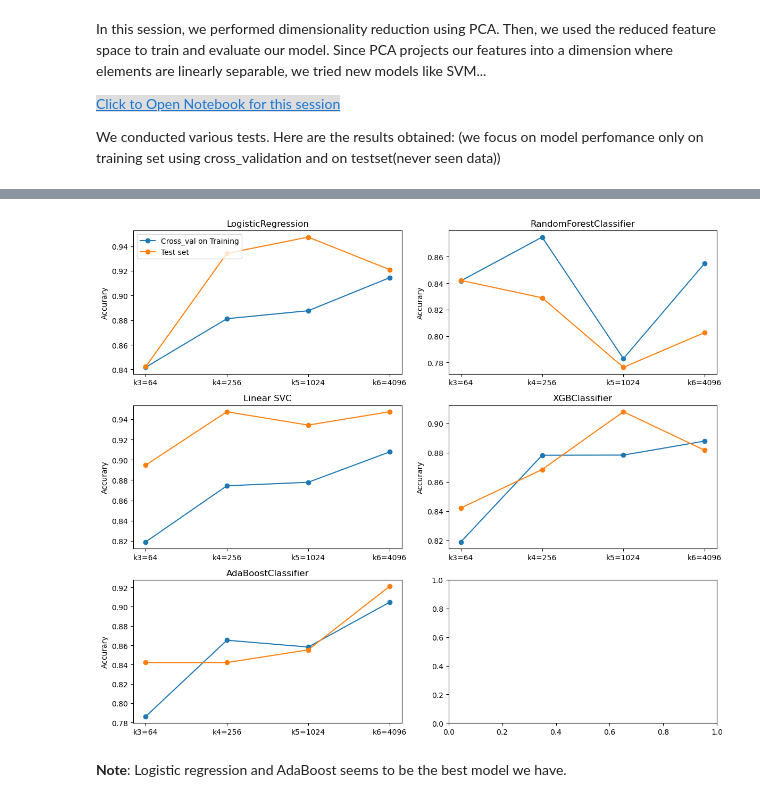
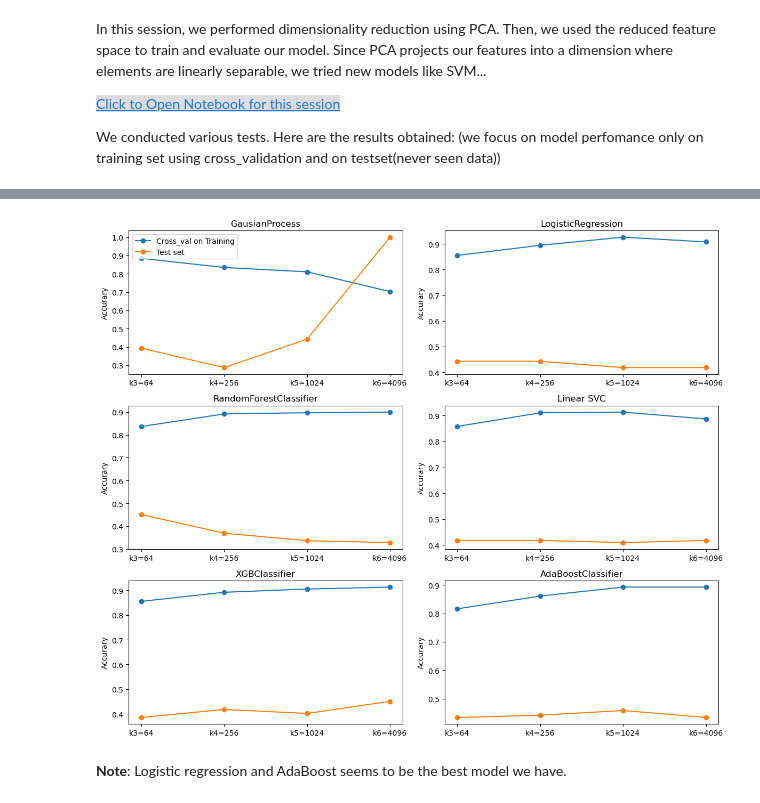
Before and after one commit to Genereux-akotenou/DNA_Classifier, a Jupyter notebook: 02-approach1_kmer_classic_ml.ipynb, the cells around one changed output, grey strips where cells are left out. Saved outputs shown, nothing was run; the diff lists cells and outputs as text; code cells hidden in the pictures.

```diff
--- a/02-approach1_kmer_classic_ml.ipynb
+++ b/02-approach1_kmer_classic_ml.ipynb
@@ -327,6 +347,6 @@ X_5_train, X_5_test, y_train, y_test = train_test_split(X_5, y, train_size=0.8,
 * Let <span style="color:red">tune</span> our differents model and <span  style="color:red">assess</span> their performance
 # %%
 models = init_model()
-history_k5 = train_eval(models, X_5_train, X_5_test, y_train)
+history_k5 = train_eval(models, X_5_train, y_train, X_5_test, y_5_test)
 # %% [output]
 Processing Nearest Neighbors...
@@ -352,7 +372,6 @@ weighted avg       0.34      0.58      0.42        76
 </h4>
 # %%
 k = 6
-sequences   = dataset['sequence']
-kmers_count = []
-for i in range(len(sequences)):
-    kmers_count.append(kmer_count(sequences[i], k=k, step=1))
+X_6_train, y_train = build_kmer_representation(dataset, k=k)
+X_6_test, y_6_test = build_kmer_representation(setset, k=k)
+X_6_train.head()
@@ -373,11 +386,8 @@ X_6.head()
-# %%
-# Split data
-X_6_train, X_6_test, y_train, y_test = train_test_split(X_6, y, train_size=0.8, stratify=y)
 # %% [markdown]
 * Let <span style="color:red">tune</span> our differents model and <span  style="color:red">assess</span> their performance
 # %%
 models = init_model()
-history_k6 = train_eval(models, X_6_train, X_6_test, y_train)
+history_k6 = train_eval(models, X_6_train, y_train, X_6_test, y_6_test)
 # %% [output]
 Processing Nearest Neighbors...
 Best params found:  {'n_neighbors': 5}
@@ -539,31 +573,31 @@ display(df_style)
 # %%
 fig, ax = plt.subplots(3, 2, figsize=(12, 10))
 ax = ax.flatten()
 k_values = [f'k3={4**3}', f'k4={4**4}', f'k5={4**5}', f'k6={4**6}']
-pca_model_names = ["LogisticRegression", "RandomForestClassifier", "Linear SVC", "XGBClassifier", "AdaBoostClassifier"]
+pca_model_names = ["GausianProcess", "LogisticRegression", "RandomForestClassifier", "Linear SVC", "XGBClassifier", "AdaBoostClassifier"]
 train_score = np.array([
     pca_result_k3['train_score'].tolist(),
     pca_result_k4['train_score'].tolist(),
     pca_result_k5['train_score'].tolist(),
     pca_result_k6['train_score'].tolist(),
 ]).T
 test_score = np.array([
     pca_result_k3['test_score'].tolist(),
     pca_result_k4['test_score'].tolist(),
     pca_result_k5['test_score'].tolist(),
     pca_result_k6['test_score'].tolist(),
 ]).T
 
 for idx, model in enumerate(pca_model_names):
     ax[idx].plot(k_values, train_score[idx], marker='o', label="Cross_val on Training")
     ax[idx].plot(k_values, test_score[idx], marker='o', label="Test set")
     ax[idx].set_ylabel('Accurary')
     ax[idx].set_title(model)
 ax[0].legend(loc='upper left')
 plt.tight_layout()
 plt.show()
 # %% [output]
-[figure, old version]
+[figure, new version]
 # %% [markdown]
 **Note**: Logistic regression and AdaBoost seems to be the best model we have.
 # %% [markdown]
```
Also changed, not shown: parts of 33 cells of this notebook, 3 other files.
